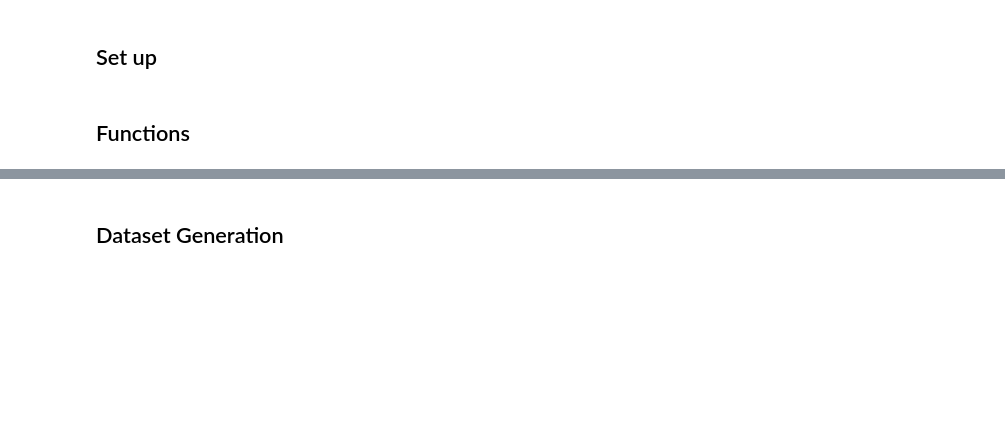
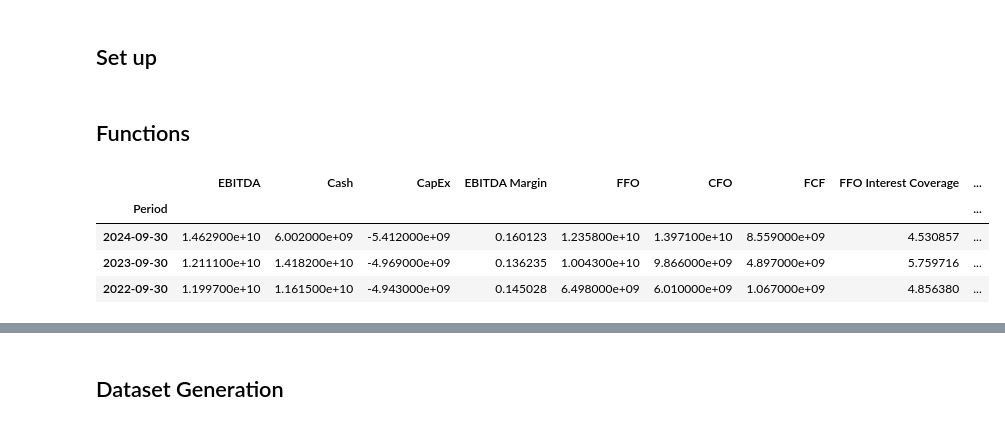
Before and after one commit to ichise-laboratory/FINKG-news, a Jupyter notebook: report_generation/financial_risk_report_generation.ipynb, the cells around one changed output, grey strips where cells are left out. Saved outputs shown, nothing was run; the diff lists cells and outputs as text; code cells hidden in the pictures; blank space fills up the shorter version.

```diff
--- a/report_generation/financial_risk_report_generation.ipynb
+++ b/report_generation/financial_risk_report_generation.ipynb
@@ -110,59 +116,89 @@ def generate_report(company,company_cik,year,prompt_type="v0",self_correct=True,
 
     return report_first, report_self_corrected
 # %%
-def get_fitch_metrics_timeseries(ticker_symbol, years=3):
+def get_fitch_metrics_timeseries(ticker_symbol, report_year=2026, n_years=3):
     ticker = yf.Ticker(ticker_symbol)
 
     bs = ticker.balance_sheet      # Balance Sheet
     cf = ticker.cashflow           # Cash Flow
     is_ = ticker.financials        # Income Statement
 
-    cols = bs.columns[:years]
+    # cogemos los datos de los tres años anteriores a report_year
+    # ejemplo: para 2025 cogeríamos desde 2022, 2023 y 2024
+    # para 2026 -> 2023, 2024, 2025
 
+    last_report_year = report_year - n_years
+
+    # get all the columns until the last report year (it may be in different positions depending on the company data)
+
+    cols = [col for col in bs.columns if last_report_year <= col.year < report_year]
     rows = []
 
     for col in cols:
-        total_debt = bs.loc["Total Debt", col] if "Total Debt" in bs.index else 0
-        cash = bs.loc["Cash And Cash Equivalents", col] if "Cash And Cash Equivalents" in bs.index else 0
-        st_debt = bs.loc["Current Debt", col] if "Current Debt" in bs.index else 0
-        lt_debt = bs.loc["Long Term Debt", col] if "Long Term Debt" in bs.index else 0
+        # --- Raw metrics ---
+        revenue = is_.loc["Total Revenue", col] if "Total Revenue" in is_.index else None
+        ebitda = is_.loc["EBITDA", col] if "EBITDA" in is_.index else None
+        interest_exp = is_.loc["Interest Expense", col] if "Interest Expense" in is_.index else None
 
-        ebit = is_.loc["EBIT", col] if "EBIT" in is_.index else 0
-        ebitda = is_.loc["EBITDA", col] if "EBITDA" in is_.index else 0
-        interest_exp = is_.loc["Interest Expense", col] if "Interest Expense" in is_.index else 0
+        total_debt = bs.loc["Total Debt", col] if "Total Debt" in bs.index else None
+        cash = bs.loc["Cash And Cash Equivalents", col] if "Cash And Cash Equivalents" in bs.index else None
+        st_debt = bs.loc["Current Debt", col] if "Current Debt" in bs.index else None
+        net_debt = bs.loc["Net Debt", col] if "Net Debt" in bs.index else None
 
-        cfo = cf.loc["Operating Cash Flow", col] if "Operating Cash Flow" in cf.index else 0
-        capex = cf.loc["Capital Expenditure", col] if "Capital Expenditure" in cf.index else 0
-        fcf = cf.loc["Free Cash Flow", col] if "Free Cash Flow" in cf.index else 0
+        cfo = cf.loc["Operating Cash Flow", col] if "Operating Cash Flow" in cf.index else None
+        capex = cf.loc["Capital Expenditure", col] if "Capital Expenditure" in cf.index else None
+        fcf = cf.loc["Free Cash Flow", col] if "Free Cash Flow" in cf.index else None
 
-        net_debt = bs.loc["Net Debt", col] if "Net Debt" in bs.index else 0
+        ffo = cfo + cf.loc["Change In Working Capital",col]
 
+        interest_paid = abs(cf.loc["Interest Paid Supplemental Data",col])
+        preferred_divs = abs(cf.loc["Cash Dividends Paid",col])
+
+        # --- Derived Fitch ratios ---
         row = {
             "Period": col.strftime("%Y-%m-%d") if hasattr(col, "strftime") else str(col),
+
             "EBITDA": ebitda,
-            "EBIT": ebit,
+            "Cash": cash,
+            "CapEx":capex,
+
+            # Margins
+            "EBITDA Margin": (ebitda / revenue) if (ebitda and revenue) else None,
+
+            # Cash flow levels
+            "FFO": ffo,
             "CFO": cfo,
-            "CapEx": capex,
             "FCF": fcf,
 
-            "Total Debt": total_debt,
-            "Cash": cash,
-            "Net Debt": net_debt,
-            "Short-term Debt": st_debt,
-            "Long-term Debt": lt_debt,
+            # Coverage
+            "FFO Interest Coverage": (ffo + interest_paid + preferred_divs) / (interest_paid + preferred_divs),
 
             # Leverage
-            "Debt/EBITDA": (total_debt / ebitda) if ebitda else None,
-            "Net Debt/EBITDA": (net_debt / ebitda) if ebitda else None,
+            "FFO leverage": (total_debt / (ffo + interest_paid + preferred_divs)) if (total_debt and ffo) else None,
+            "EBITDA leverage": (total_debt/ebitda),
 
-            # Coverage
-            "EBITDA/Interest": (ebitda / abs(interest_exp)) if interest_exp else None,
-            "EBIT/Interest": (ebit / abs(interest_exp)) if interest_exp else None,
+            # Free cash flow ratio
+            "Free Cash Flow Ratio": (fcf / total_debt) if (fcf and total_debt) else None,
 
             # Liquidity
             "Cash/ST Debt": (cash / st_debt) if (cash and st_debt) else None,
-            "ST Debt % Total Debt": (st_debt / total_debt) if (st_debt and total_debt) else None,
         }
+
         rows.append(row)
 
-    return pd.DataFrame(rows).set_index("Period")
+    df = pd.DataFrame(rows).set_index("Period")
+    return df
+
+# run this for a fast test
+# ticker_symbol = "MSFT"
+
+# ticker_symbol = "DIS"
+
+# result_df = get_fitch_metrics_timeseries(ticker_symbol,report_year=2026,n_years=4)
+# result_df
+# %% [output]
+|  | EBITDA | Cash | CapEx | EBITDA Margin | FFO | CFO | FCF | FFO Interest Coverage | ... |
+| Period |  |  |  |  |  |  |  |  | ... |
+| 2024-09-30 | 1.462900e+10 | 6.002000e+09 | -5.412000e+09 | 0.160123 | 1.235800e+10 | 1.397100e+10 | 8.559000e+09 | 4.530857 | ... |
+| 2023-09-30 | 1.211100e+10 | 1.418200e+10 | -4.969000e+09 | 0.136235 | 1.004300e+10 | 9.866000e+09 | 4.897000e+09 | 5.759716 | ... |
+| 2022-09-30 | 1.199700e+10 | 1.161500e+10 | -4.943000e+09 | 0.145028 | 6.498000e+09 | 6.010000e+09 | 1.067000e+09 | 4.856380 | ... |
```
Also changed, not shown: parts of 7 cells of this notebook, 3 other files.
